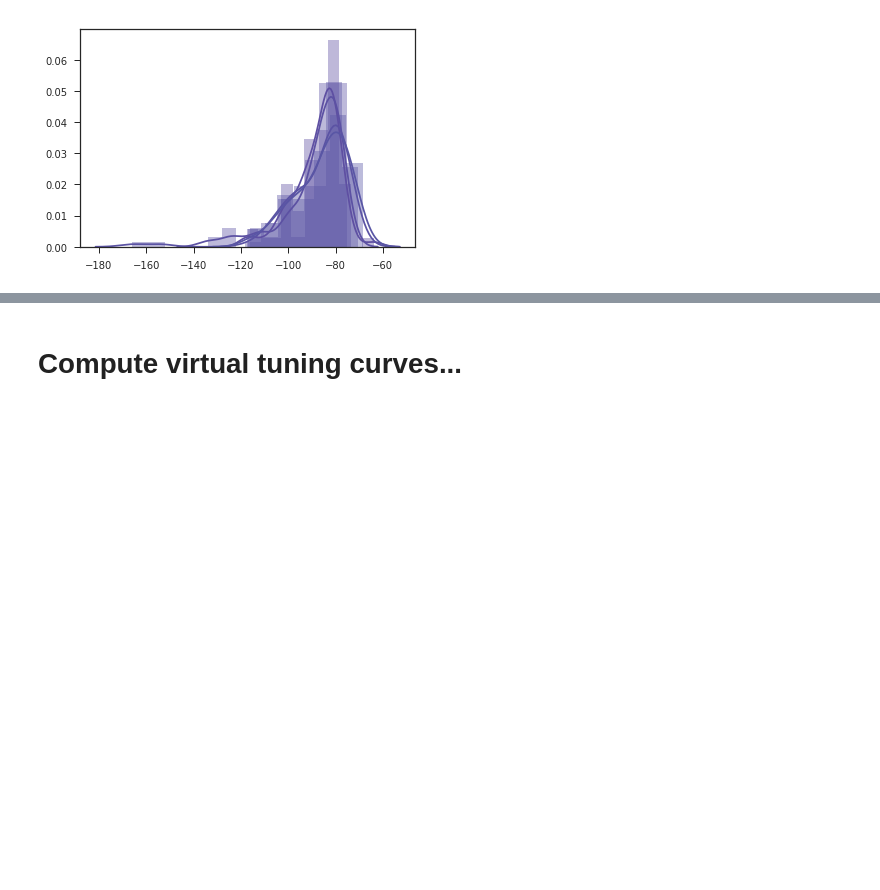
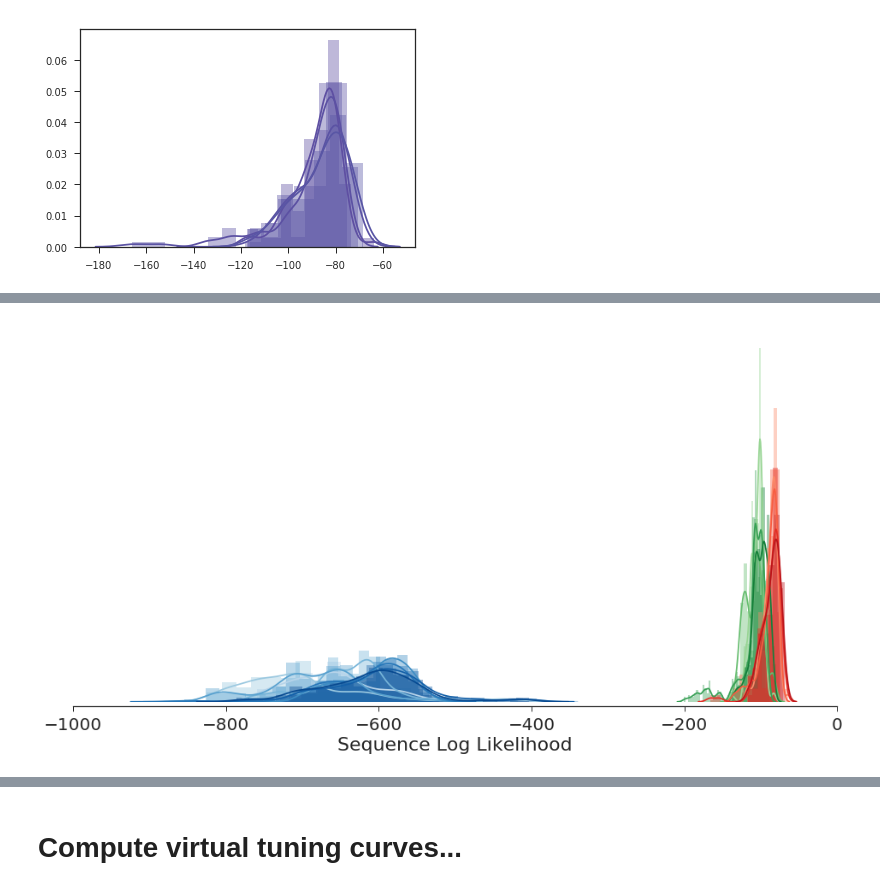
Before and after one commit to ckemere/CloudShuffles, a Jupyter notebook: Compare Run and PBE HMMs Pruned.ipynb, the cells around one changed output, grey strips where cells are left out. Saved outputs shown, nothing was run; the diff lists cells and outputs as text; code cells hidden in the pictures; blank space fills up the shorter version.

Commit message:
Updated figure generation for cross-maze LL

```diff
--- a/Compare Run and PBE HMMs Pruned.ipynb
+++ b/Compare Run and PBE HMMs Pruned.ipynb
@@ -34,7 +34,7 @@ import gcsfs
 import pandas as pd
 import os
 
-load_local = True
+load_local = False
 
 if not load_local:
     fs = gcsfs.GCSFileSystem(project='polar-program-784', token='cloud')
@@ -121,8 +123,8 @@ client
 import dask
 from dask import delayed
 
-def est_model(data, num_states):
-    hmm = nel.hmmutils.PoissonHMM(n_components=num_states, random_state=0, verbose=False)
+def est_model(data, num_states, seed):
+    hmm = nel.hmmutils.PoissonHMM(n_components=num_states, random_state=seed, verbose=False)
     hmm.fit(data)
     return hmm
 
@@ -159,13 +161,9 @@ for session_time, segment in Segments:
         RunSeqs_test = bst[validation]
 
         # train HMM on all training PBEs
-        # hmm = nel.hmmutils.PoissonHMM(n_components=num_states, random_state=0, verbose=False)
-        # hmm.fit(RunSeqs_train)
-        hmm = delayed(est_model)(delayed(RunSeqs_train, traverse=False), num_states)
+        hmm = delayed(est_model)(delayed(RunSeqs_train, traverse=False), num_states, 0)
 
         # compute scores_hmm (log likelihoods) of validation set:
-        # seq_lens = np.array([seq.n_bins for seq in RunSeqs_test])
-        # scores.append(hmm.score(RunSeqs_test) / seq_lens)
         scores.append(delayed(score_data)(delayed(RunSeqs_test, traverse=False), hmm))
 
     sbs.append(scores)
@@ -197,0 +253,40 @@ for sess in scores_by_session:
+# %%
+cmap = plt.cm.get_cmap('Blues')
+diff_maze = cmap(np.linspace(0.3, 0.9, 8))
+
+cmap = plt.cm.get_cmap('Greens')
+same_maze = cmap(np.linspace(0.4, 0.8, 4))
+
+cmap = plt.cm.get_cmap('Reds')
+self_maze = cmap(np.linspace(0.4, 0.8, 4))
+
+
+s_i = 0
+d_i = 0
+
+
+with npl.FigureManager(show=True, figsize=(16,8)) as (fig, ax):
+    for ii,pairwise in enumerate(across_session):
+        for jj,sess in enumerate(pairwise):
+            if ii is jj:
+                continue
+                #sns.distplot(np.hstack(sess), color='darkgreen')
+            else:
+                if ii//2 == jj//2:
+                    sns.distplot(np.hstack(sess), color=same_maze[s_i].tolist())
+                    s_i = s_i + 1
+                else:
+                    sns.distplot(np.hstack(sess), color=diff_maze[d_i].tolist())
+                    d_i = d_i + 1
+    s_i = 0
+    for sess in scores_by_session:
+        sns.distplot(np.hstack(sess), color=self_maze[s_i].tolist())
+        s_i = s_i + 1
+
+
+    plt.xlabel('Sequence Log Likelihood')
+    plt.xticks(np.arange(-1000,1,200))
+    plt.yticks([])
+    sns.despine(left=True, offset=5)
+# %% [output]
+[figure, added]
```
Also changed, not shown: parts of 8 cells of this notebook.
